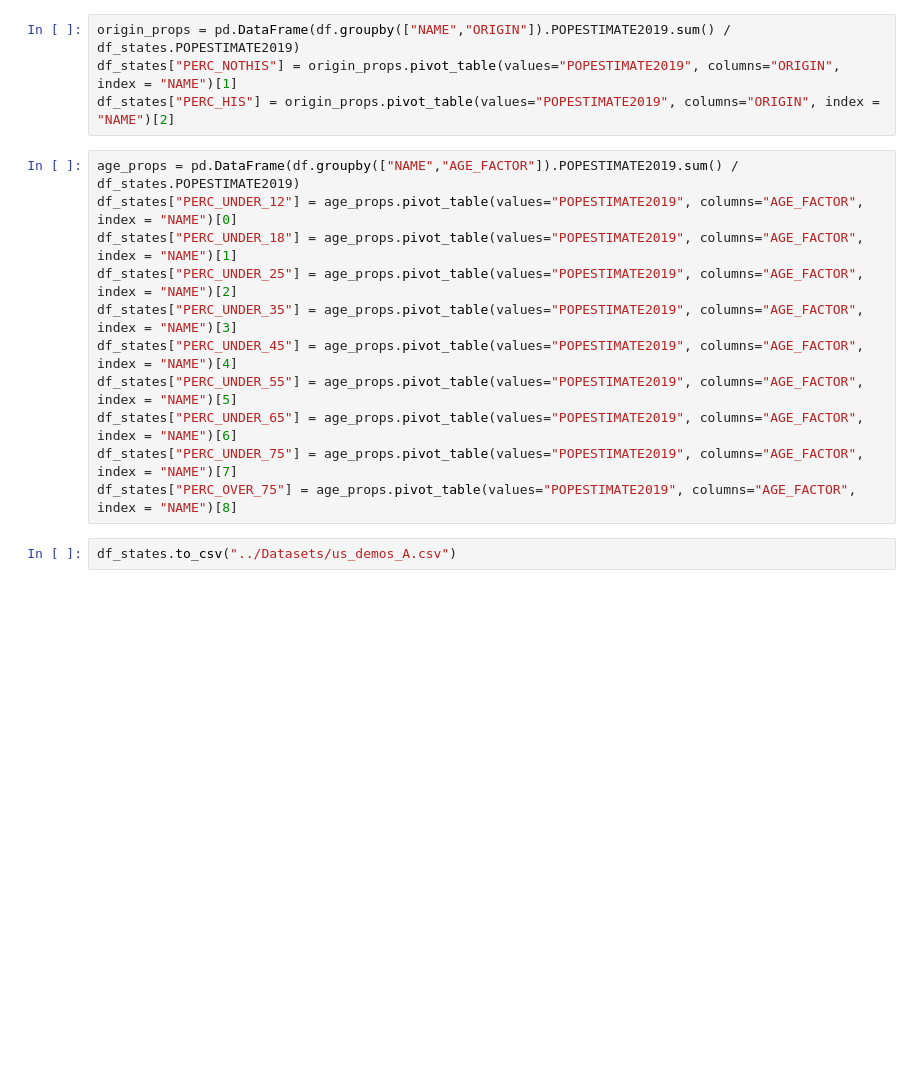
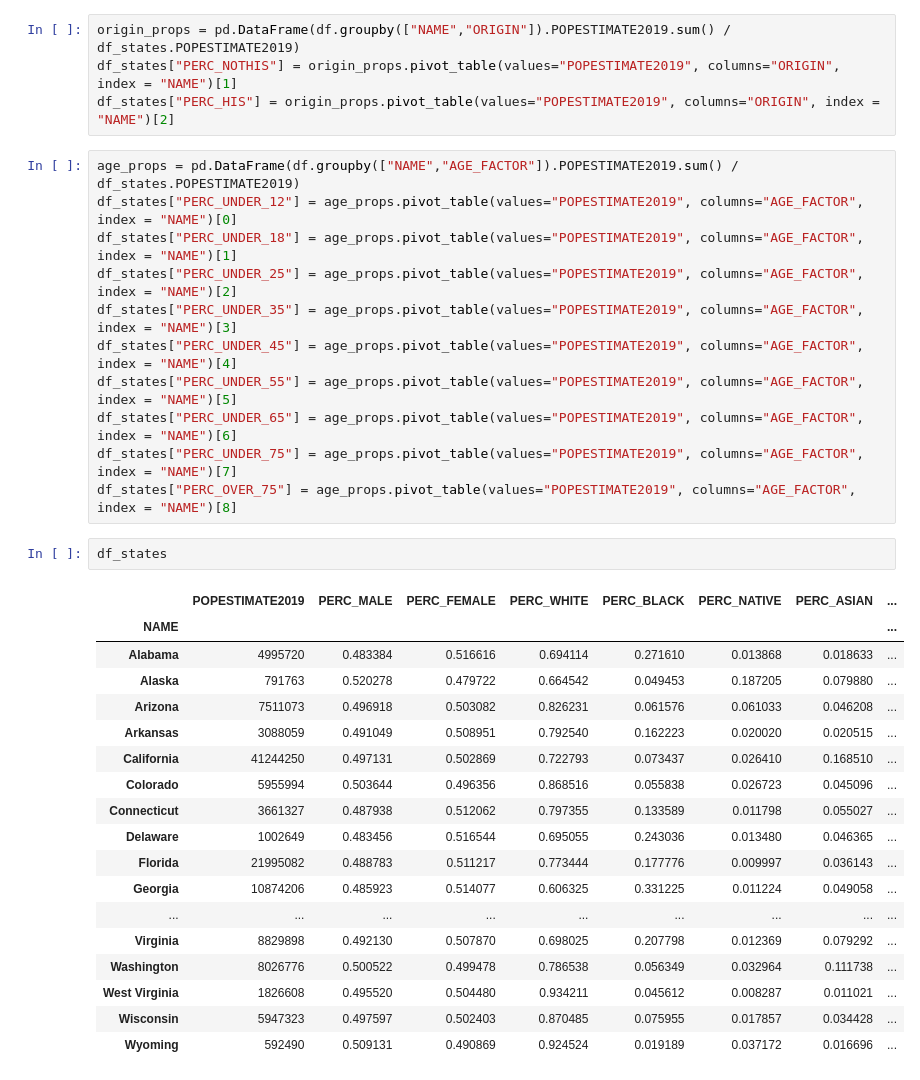
Before and after one commit to DS4A-Team79/COVID-Project, a Jupyter notebook: COVID_Demos/USDemographicsCleaning.ipynb, the cells around one changed output. Cells and saved outputs as stored; diff of their text form; blank space fills up the shorter version.

```diff
--- a/COVID_Demos/USDemographicsCleaning.ipynb
+++ b/COVID_Demos/USDemographicsCleaning.ipynb
@@ -68,5 +68,24 @@ df_states["PERC_UNDER_55"] = age_props.pivot_table(values="POPESTIMATE2019", col
 df_states["PERC_UNDER_65"] = age_props.pivot_table(values="POPESTIMATE2019", columns="AGE_FACTOR", index = "NAME")[6]
 df_states["PERC_UNDER_75"] = age_props.pivot_table(values="POPESTIMATE2019", columns="AGE_FACTOR", index = "NAME")[7]
 df_states["PERC_OVER_75"] = age_props.pivot_table(values="POPESTIMATE2019", columns="AGE_FACTOR", index = "NAME")[8]
-# %%
-df_states.to_csv("../Datasets/us_demos_A.csv")
+# %%
+df_states
+# %% [output]
+|  | POPESTIMATE2019 | PERC_MALE | PERC_FEMALE | PERC_WHITE | PERC_BLACK | PERC_NATIVE | PERC_ASIAN | ... |
+| NAME |  |  |  |  |  |  |  | ... |
+| Alabama | 4995720 | 0.483384 | 0.516616 | 0.694114 | 0.271610 | 0.013868 | 0.018633 | ... |
+| Alaska | 791763 | 0.520278 | 0.479722 | 0.664542 | 0.049453 | 0.187205 | 0.079880 | ... |
+| Arizona | 7511073 | 0.496918 | 0.503082 | 0.826231 | 0.061576 | 0.061033 | 0.046208 | ... |
+| Arkansas | 3088059 | 0.491049 | 0.508951 | 0.792540 | 0.162223 | 0.020020 | 0.020515 | ... |
+| California | 41244250 | 0.497131 | 0.502869 | 0.722793 | 0.073437 | 0.026410 | 0.168510 | ... |
+| Colorado | 5955994 | 0.503644 | 0.496356 | 0.868516 | 0.055838 | 0.026723 | 0.045096 | ... |
+| Connecticut | 3661327 | 0.487938 | 0.512062 | 0.797355 | 0.133589 | 0.011798 | 0.055027 | ... |
+| Delaware | 1002649 | 0.483456 | 0.516544 | 0.695055 | 0.243036 | 0.013480 | 0.046365 | ... |
+| Florida | 21995082 | 0.488783 | 0.511217 | 0.773444 | 0.177776 | 0.009997 | 0.036143 | ... |
+| Georgia | 10874206 | 0.485923 | 0.514077 | 0.606325 | 0.331225 | 0.011224 | 0.049058 | ... |
+| ... | ... | ... | ... | ... | ... | ... | ... | ... |
+| Virginia | 8829898 | 0.492130 | 0.507870 | 0.698025 | 0.207798 | 0.012369 | 0.079292 | ... |
+| Washington | 8026776 | 0.500522 | 0.499478 | 0.786538 | 0.056349 | 0.032964 | 0.111738 | ... |
+| West Virginia | 1826608 | 0.495520 | 0.504480 | 0.934211 | 0.045612 | 0.008287 | 0.011021 | ... |
+| Wisconsin | 5947323 | 0.497597 | 0.502403 | 0.870485 | 0.075955 | 0.017857 | 0.034428 | ... |
+| Wyoming | 592490 | 0.509131 | 0.490869 | 0.924524 | 0.019189 | 0.037172 | 0.016696 | ... |
```
Also changed, not shown: 26 other files.
